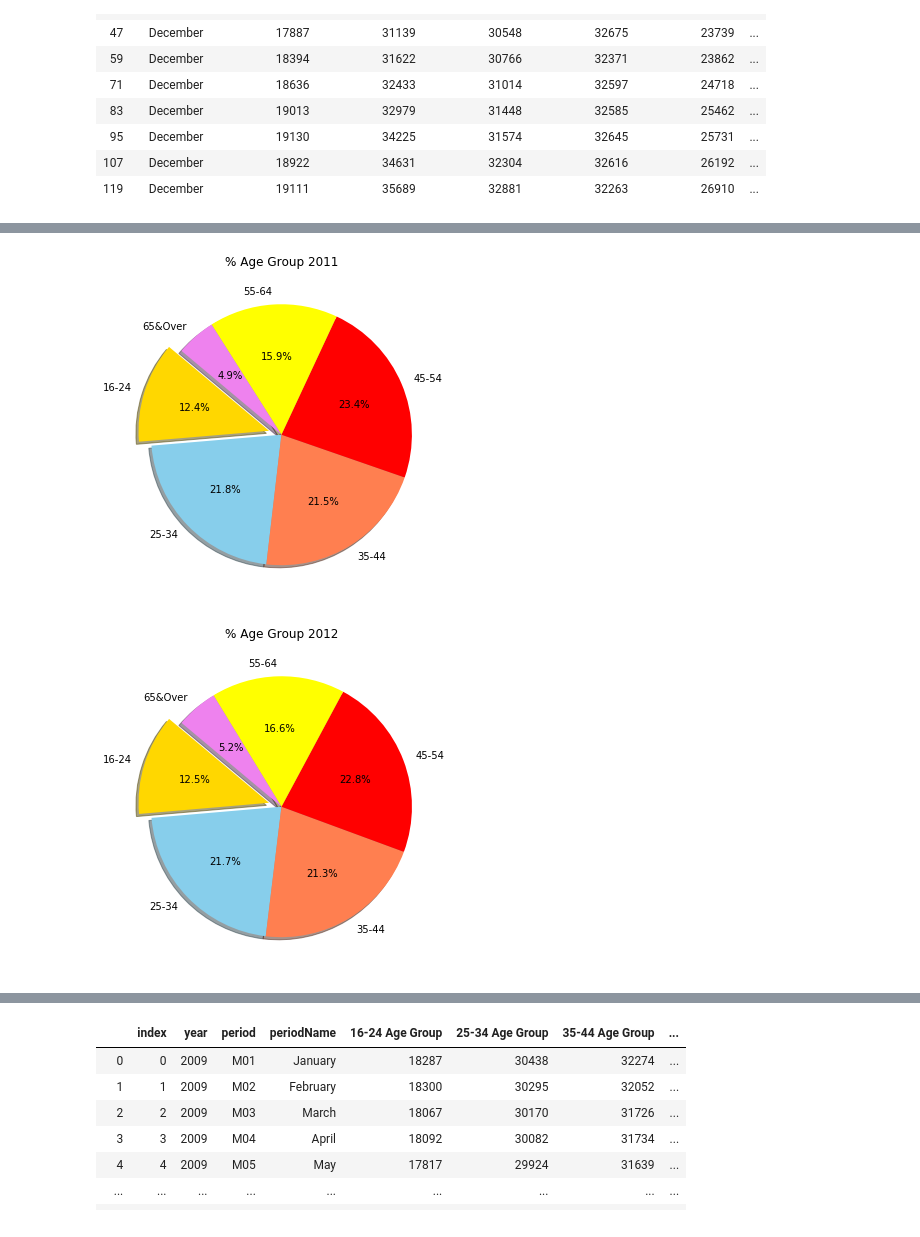
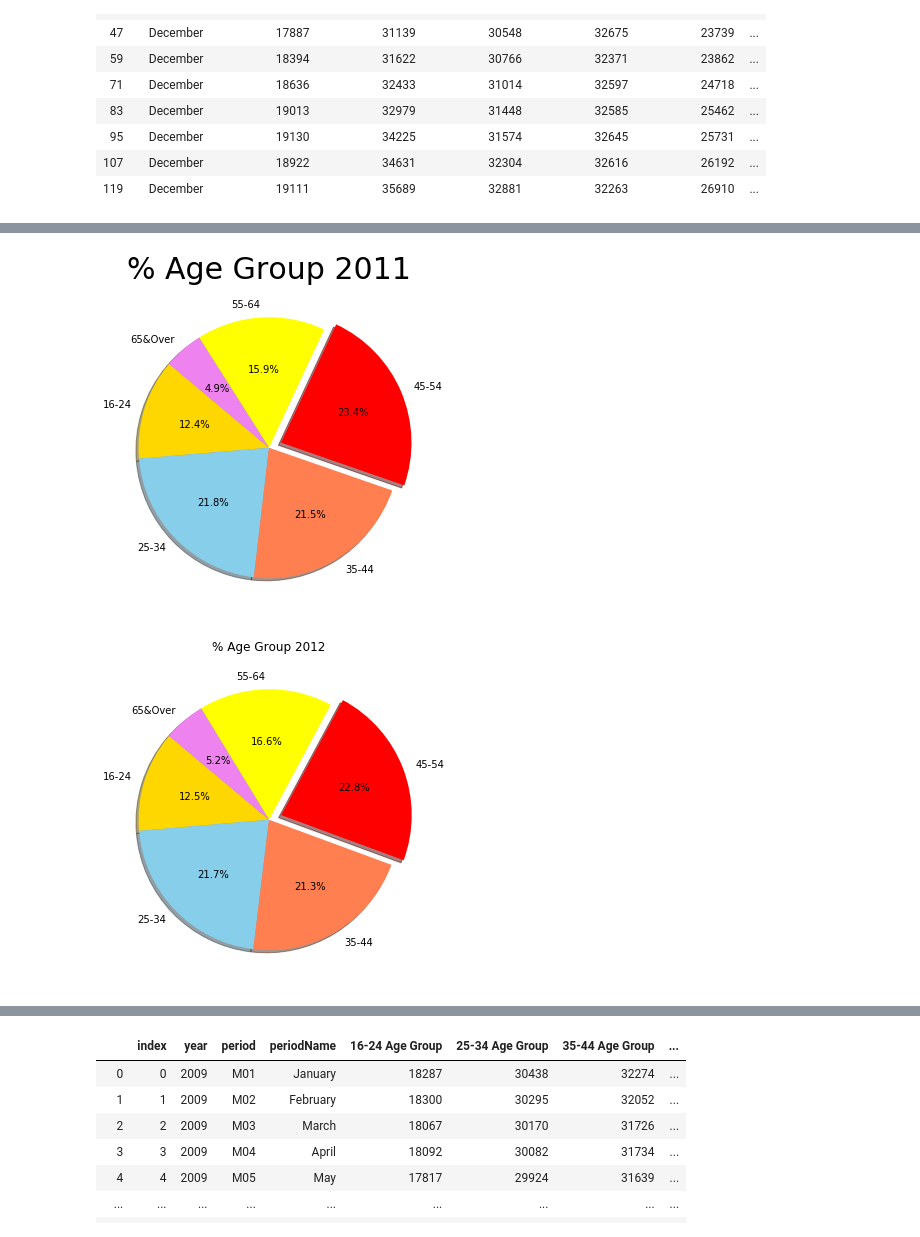
Before and after one commit to soraerae/Project-01-Employment-Data, a Jupyter notebook: notebooks/job_age_csv.ipynb, the cells around one changed output, grey strips where cells are left out. Saved outputs shown, nothing was run; the diff lists cells and outputs as text; code cells hidden in the pictures.

```diff
--- a/notebooks/job_age_csv.ipynb
+++ b/notebooks/job_age_csv.ipynb
@@ -180,24 +180,24 @@ plt.show()
 # %%
 plt.figure(figsize=(12,6))
 age_groups = ['16-24', '25-34', '35-44', '45-54', '55-64', '65&Over']
 employed = [17546, 30765, 30356, 32940, 22485, 6893]
 colors = ['gold', 'skyblue', 'coral', 'red', 'yellow', 'violet']
-explode = [0.1, 0, 0, 0, 0, 0]
+explode = [0, 0, 0, 0.1, 0, 0]
 plt.pie(employed, explode=explode, labels=age_groups, colors=colors,
         autopct="%1.1f%%", shadow=True, startangle=140)
-plt.title('% Age Group 2011')
+plt.title('% Age Group 2011', fontsize=30)
 
 plt.savefig('pct_agegroup_2011.png')
 
 plt.show()
 # %% [output]
-[figure, old version]
+[figure, new version]
 # %%
 plt.figure(figsize=(12,6))
 age_groups = ['16-24', '25-34', '35-44', '45-54', '55-64', '65&Over']
 employed = [17887, 31139, 30548, 32675, 23739, 7412]
 colors = ['gold', 'skyblue', 'coral', 'red', 'yellow', 'violet']
-explode = [0.1, 0, 0, 0, 0, 0]
+explode = [0, 0, 0, 0.1, 0, 0]
 plt.pie(employed, explode=explode, labels=age_groups, colors=colors,
         autopct="%1.1f%%", shadow=True, startangle=140)
 plt.title('% Age Group 2012')
@@ -206,7 +206,7 @@ plt.savefig('pct_agegroup_2012.png')
 
 plt.show()
 # %% [output]
-[figure, old version]
+[figure, new version]
 # %%
 plt.figure(figsize=(12,6))
 age_groups = ['16-24', '25-34', '35-44', '45-54', '55-64', '65&Over']
```
Also changed, not shown: parts of 12 cells of this notebook, 15 other files.
